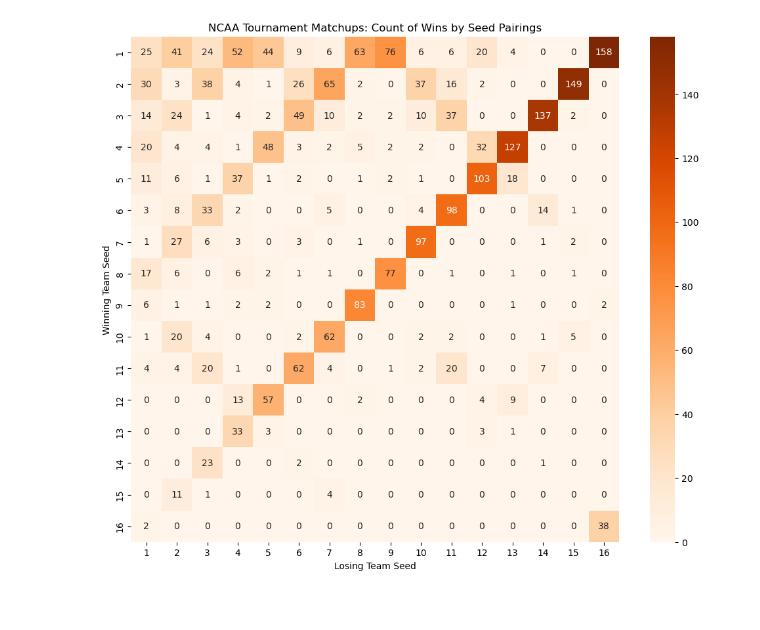
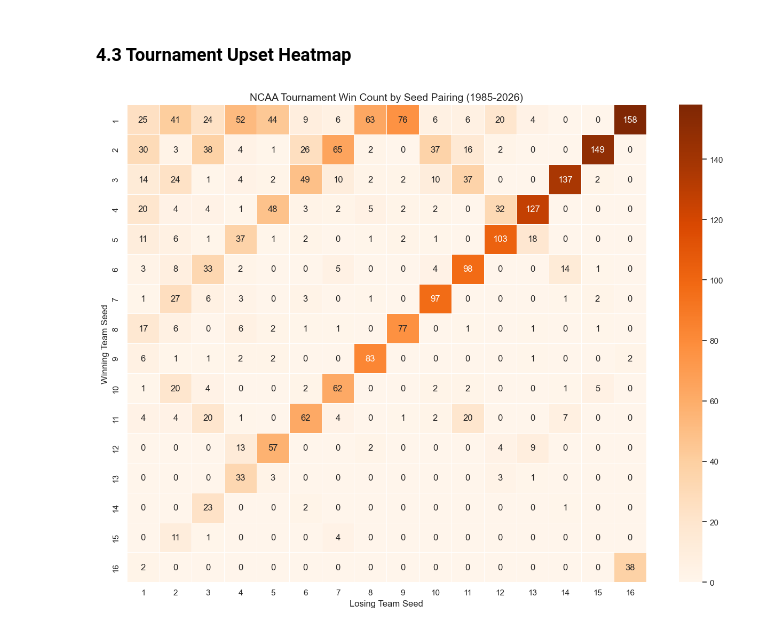
Before and after one commit to hannahskyg/ncaa_basketball_ml, a Jupyter notebook: ncaa_basketball_ml.ipynb, the cells around one changed output. Saved outputs shown, nothing was run; the diff lists cells and outputs as text; code cells hidden in the pictures.

```diff
--- a/ncaa_basketball_ml.ipynb
+++ b/ncaa_basketball_ml.ipynb
@@ -47,0 +78,14 @@ max       186.000000     150.000000
+# %%
+DATA_DIR = 'march-machine-learning-mania-2026/'
+
+df_regular  = pd.read_csv(DATA_DIR + 'MRegularSeasonCompactResults.csv')
+df_detailed = pd.read_csv(DATA_DIR + 'MRegularSeasonDetailedResults.csv')
+df_seeds    = pd.read_csv(DATA_DIR + 'MNCAATourneySeeds.csv')
+df_tourney  = pd.read_csv(DATA_DIR + 'MNCAATourneyCompactResults.csv')
+df_massey   = pd.read_csv(DATA_DIR + 'MMasseyOrdinals.csv')
+
+print(f'Regular season games:    {len(df_regular):,}')
+print(f'Detailed box scores:     {len(df_detailed):,}')
+print(f'Tournament seed entries: {len(df_seeds):,}')
+print(f'Tournament game results: {len(df_tourney):,}')
+print(f'Massey ordinal entries:  {len(df_massey):,}')
@@ -47,0 +148,15 @@ max       186.000000     150.000000
+# %%
+seed_lookup = df_seeds[['Season', 'TeamID', 'SeedInt']].copy()
+
+df_tourney_seeded = df_tourney.merge(
+    seed_lookup, left_on=['Season', 'WTeamID'], right_on=['Season', 'TeamID']
+).rename(columns={'SeedInt': 'WSeed'}).drop(columns='TeamID')
+
+df_tourney_seeded = df_tourney_seeded.merge(
+    seed_lookup, left_on=['Season', 'LTeamID'], right_on=['Season', 'TeamID']
+).rename(columns={'SeedInt': 'LSeed'}).drop(columns='TeamID')
+
+df_tourney_seeded['SeedDiff'] = df_tourney_seeded['WSeed'] - df_tourney_seeded['LSeed']
+
+better_seed_pct = (df_tourney_seeded['WSeed'] < df_tourney_seeded['LSeed']).mean()
+print(f'Better seed (lower number) wins: {better_seed_pct:.2%} of tournament games')
@@ -88,14 +219,14 @@ Percentage of tournament games won by the better seed: 68.94%
+# %% [markdown]
+### 4.3 Tournament Upset Heatmap
 # %%
-# Create a pivot table of Winner Seed vs Loser Seed for all historical tournament games
-upset_matrix = pd.crosstab(df_tourney['WSeed'], df_tourney['LSeed'])
+upset_matrix = pd.crosstab(df_tourney_seeded['WSeed'], df_tourney_seeded['LSeed'])
 
-# Let's look specifically at when a lower seed (higher number, e.g., 11, 12) beats a top seed
-
-plt.figure(figsize=(12, 10))
-sns.heatmap(upset_matrix, annot=True, fmt='d', cmap='Oranges', cbar=True)
-plt.title('NCAA Tournament Matchups: Count of Wins by Seed Pairings')
+plt.figure(figsize=(13, 10))
+sns.heatmap(upset_matrix, annot=True, fmt='d', cmap='Oranges', linewidths=0.4)
+plt.title('NCAA Tournament Win Count by Seed Pairing (1985-2026)', fontsize=14)
 plt.xlabel('Losing Team Seed')
 plt.ylabel('Winning Team Seed')
+plt.tight_layout()
 plt.show()
 # %% [output]
-[figure, old version]
+[figure, new version]
```
Also changed, not shown: parts of 34 cells of this notebook.
